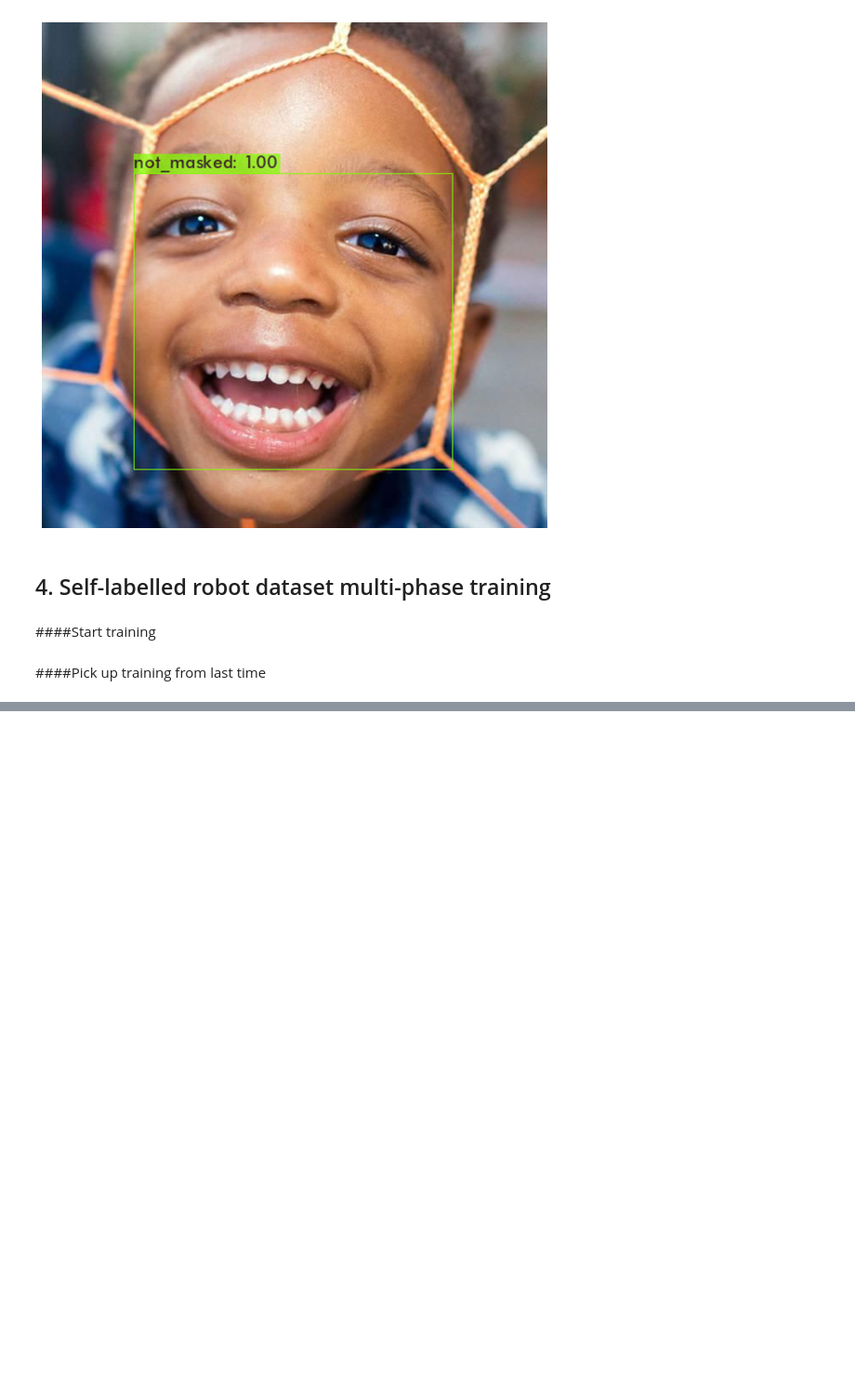
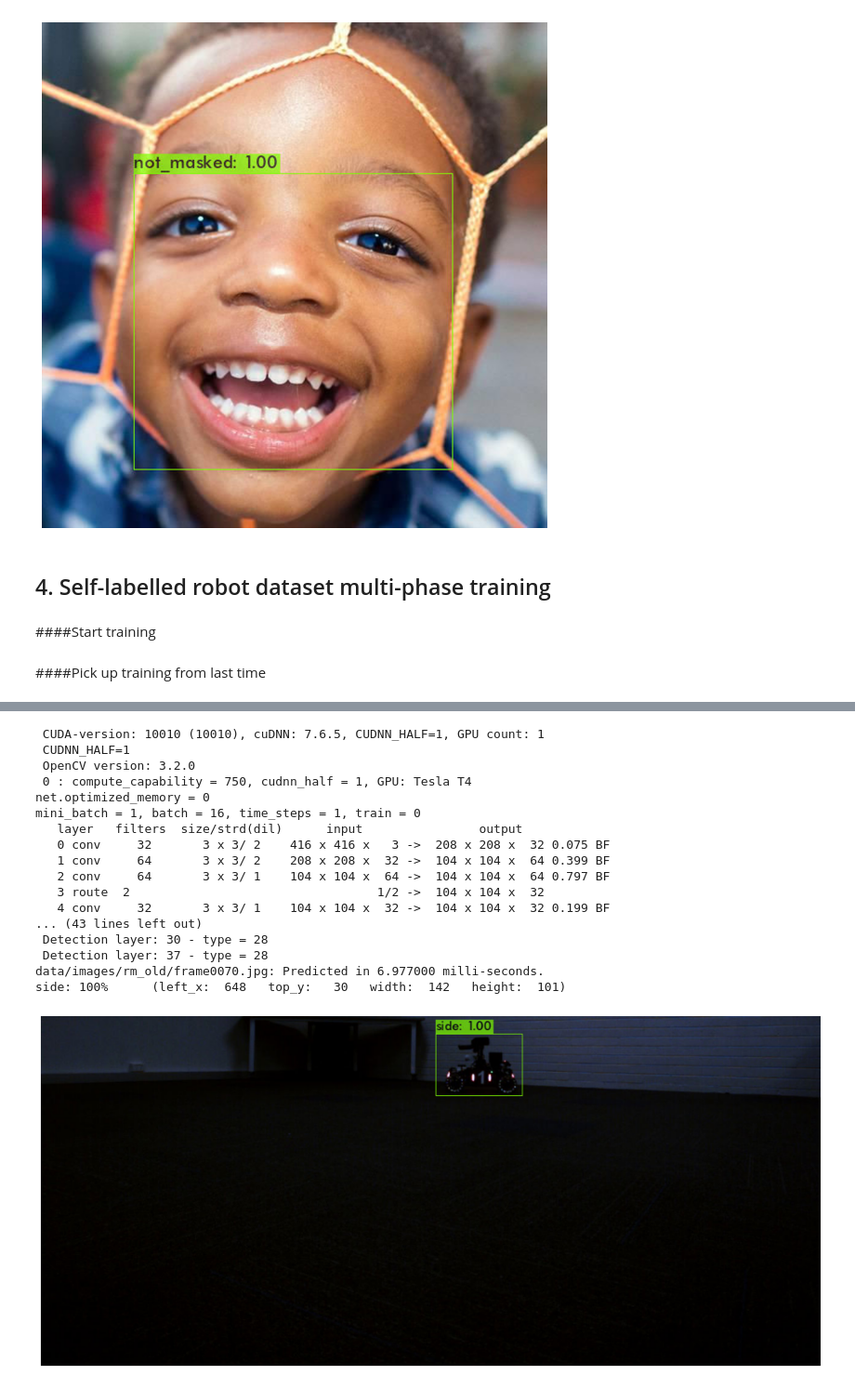
Before and after one commit to Team-Ausdroid-Unimelb/rm_ai_challenge_2020s2_koala, a Jupyter notebook: build/colab_notebook/RM_Koala_YOLO_approach.ipynb, the cells around one changed output, grey strips where cells are left out. Shown at 93% size. Drawn from its saved outputs; the diff is of its cells as text; code cells hidden in the pictures; blank space fills up the shorter version.

Commit message:
Add trained weight and update notebook

```diff
--- a/build/colab_notebook/RM_Koala_YOLO_approach.ipynb
+++ b/build/colab_notebook/RM_Koala_YOLO_approach.ipynb
@@ -367,0 +349,22 @@ v3 (iou loss, Normalizer: (iou: 0.07, cls: 1.00) Region 37 Avg (IOU: 0.908286, G
+# %%
+!./darknet detector test cfg/rm.data cfg/yolov4-tiny_4class.cfg backup/yolov4-tiny_4class_last.weights data/images/rm_old/frame0070.jpg -ext_output -thresh 0.3 -dont_show
+imShow('predictions.jpg')
+# %% [output]
+ CUDA-version: 10010 (10010), cuDNN: 7.6.5, CUDNN_HALF=1, GPU count: 1
+ CUDNN_HALF=1
+ OpenCV version: 3.2.0
+ 0 : compute_capability = 750, cudnn_half = 1, GPU: Tesla T4
+net.optimized_memory = 0
+mini_batch = 1, batch = 16, time_steps = 1, train = 0
+   layer   filters  size/strd(dil)      input                output
+   0 conv     32       3 x 3/ 2    416 x 416 x   3 ->  208 x 208 x  32 0.075 BF
+   1 conv     64       3 x 3/ 2    208 x 208 x  32 ->  104 x 104 x  64 0.399 BF
+   2 conv     64       3 x 3/ 1    104 x 104 x  64 ->  104 x 104 x  64 0.797 BF
+   3 route  2                                  1/2 ->  104 x 104 x  32
+   4 conv     32       3 x 3/ 1    104 x 104 x  32 ->  104 x 104 x  32 0.199 BF
+... (43 lines left out)
+ Detection layer: 30 - type = 28
+ Detection layer: 37 - type = 28
+data/images/rm_old/frame0070.jpg: Predicted in 6.977000 milli-seconds.
+side: 100%      (left_x:  648   top_y:   30   width:  142   height:  101)
+[figure, added]
```
Also changed, not shown: parts of 2 cells of this notebook, 12 other files.
